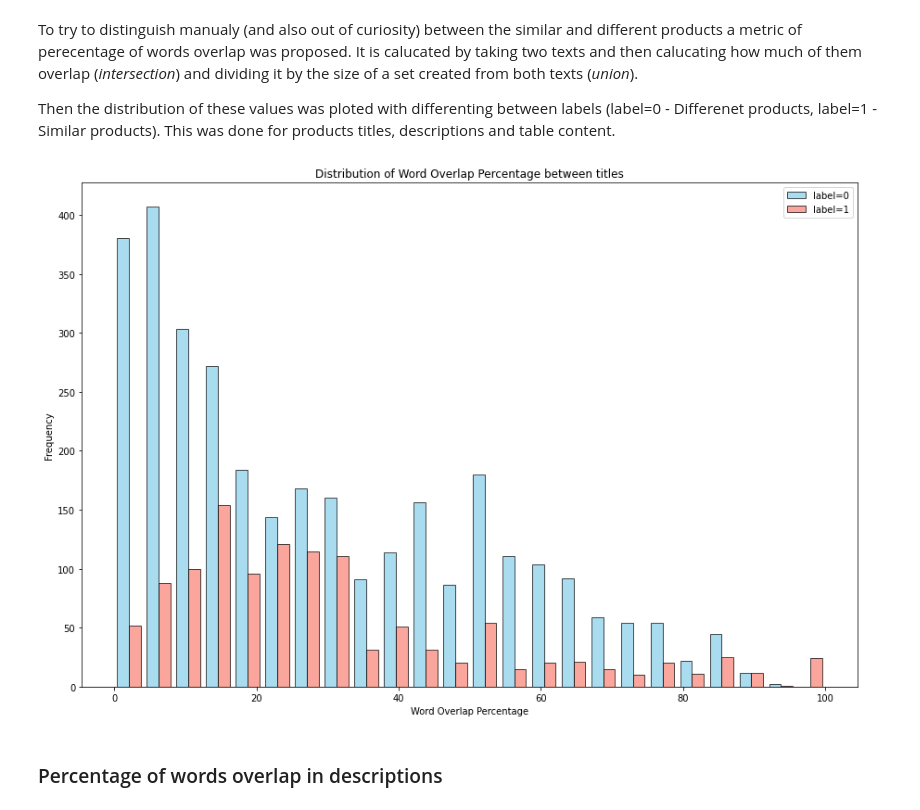
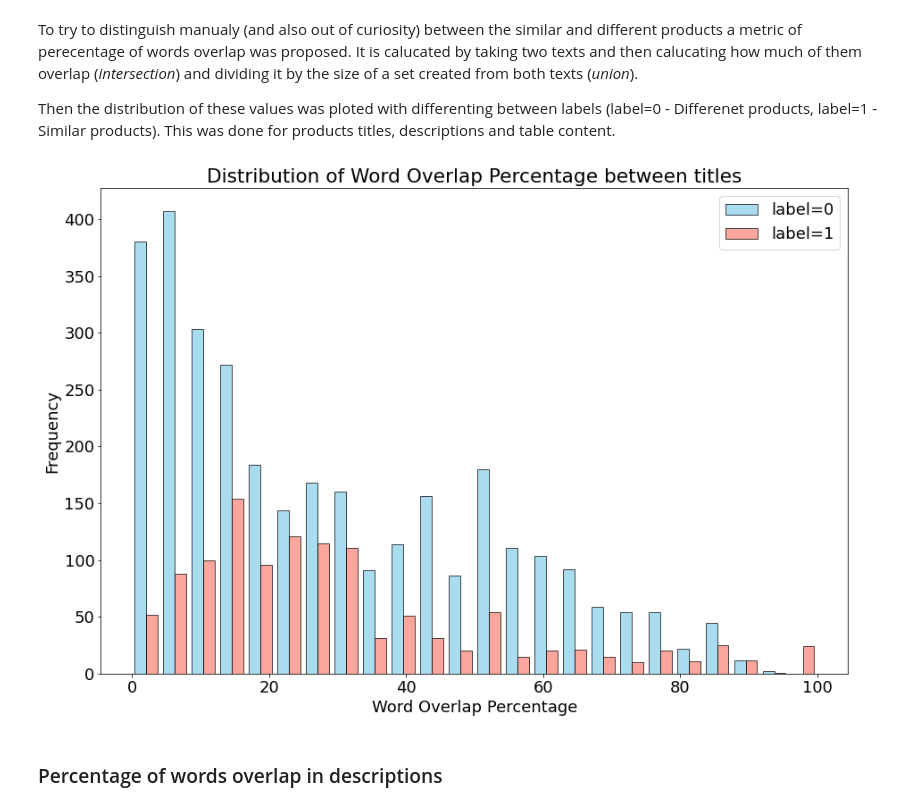
Before and after one commit to grant-TraDA/NLP-2023W, a Jupyter notebook: 4. E-commerce products/P1_PoC/EDA/EDA_english.ipynb, the cells around one changed output. Saved outputs shown, nothing was run; the diff lists cells and outputs as text; code cells hidden in the pictures.

```diff
--- a/4. E-commerce products/P1_PoC/EDA/EDA_english.ipynb
+++ b/4. E-commerce products/P1_PoC/EDA/EDA_english.ipynb
@@ -253,5 +257,7 @@ def plot_word_count(text, thres, title):
     # Display the plot
     plt.show()
 # %%
+text = ' '.join(merged_cam['title'].astype(str))
+plt.rcParams.update({'font.size': 11})
 plot_word_count(text, 30, 'Word occurrences in product titles - cameras titles')
 # %% [output]
@@ -277,5 +284,7 @@ plot_cloud(text, 'Word Cloud for Titles - jewerly titles')
 # %% [output]
 [figure]
 # %%
+text = ' '.join(merged_jew['title'].astype(str))
+plt.rcParams.update({'font.size': 15})
 plot_word_count(text, 40, 'Word occurrences in product titles - jewerly titles')
 # %% [output]
@@ -288,5 +297,7 @@ plot_cloud(text, 'Word Cloud for Titles - shoes titles')
 # %% [output]
 [figure]
 # %%
+text = ' '.join(merged_sh['title'].astype(str))
+plt.rcParams.update({'font.size': 15})
 plot_word_count(text, 40, 'Word occurrences in product titles - shoes titles')
 # %% [output]
@@ -332,0 +340,3 @@ plot_occurences_in_description(merged_jew,  'jewerly')
+# %%
+plt.rcParams.update({'font.size': 11})
+plot_occurences_in_description(merged_jew,  'jewerly')
@@ -365,17 +377,18 @@ To try to distinguish manualy (and also out of curiosity) between the similar an
 Then the distribution of these values was ploted with differenting between labels (label=0 - Differenet products, label=1 - Similar products). This was done for products titles, descriptions and table content.
 # %%
 plt.figure(figsize=(15, 10))
+plt.rcParams.update({'font.size': 18})
 plt.hist([overlap_0, overlap_1], bins='auto', color=['skyblue', 'salmon'],
          edgecolor='black', alpha=0.7, label=['label=0', 'label=1'])
 
 plt.xlabel('Word Overlap Percentage')
 plt.ylabel('Frequency')
 plt.legend(loc="upper right")
 plt.title('Distribution of Word Overlap Percentage between titles')
 
 plt.show()
 # %% [output]
-[figure, old version]
+[figure, new version]
 # %% [markdown]
 ### Percentage of words overlap in descriptions
 # %%
```
Also changed, not shown: parts of 21 cells of this notebook, 8 other files.
